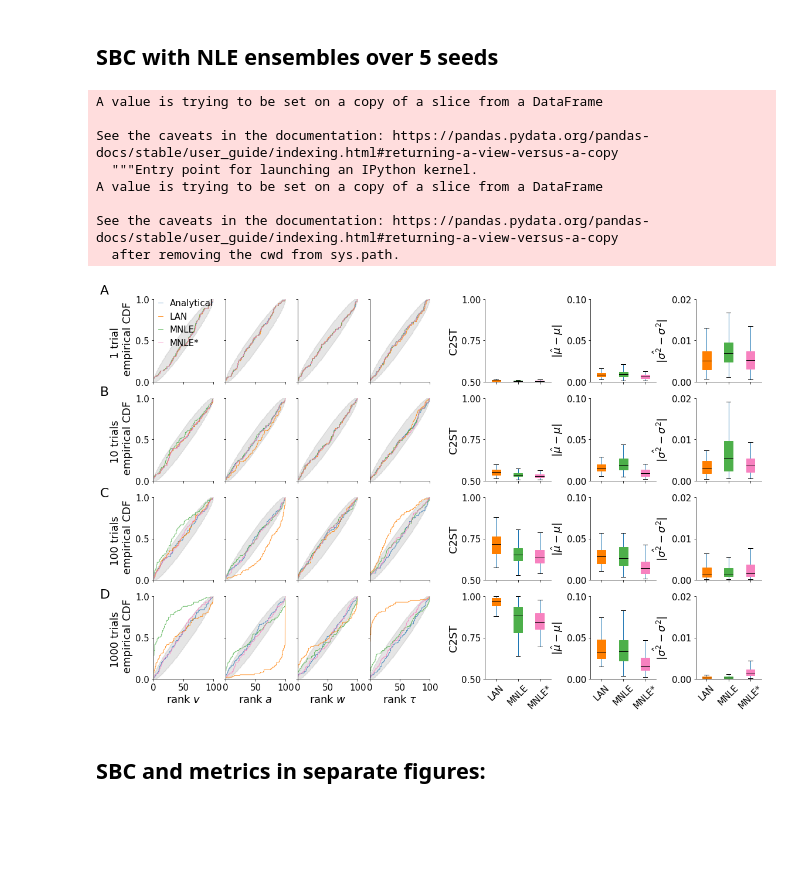
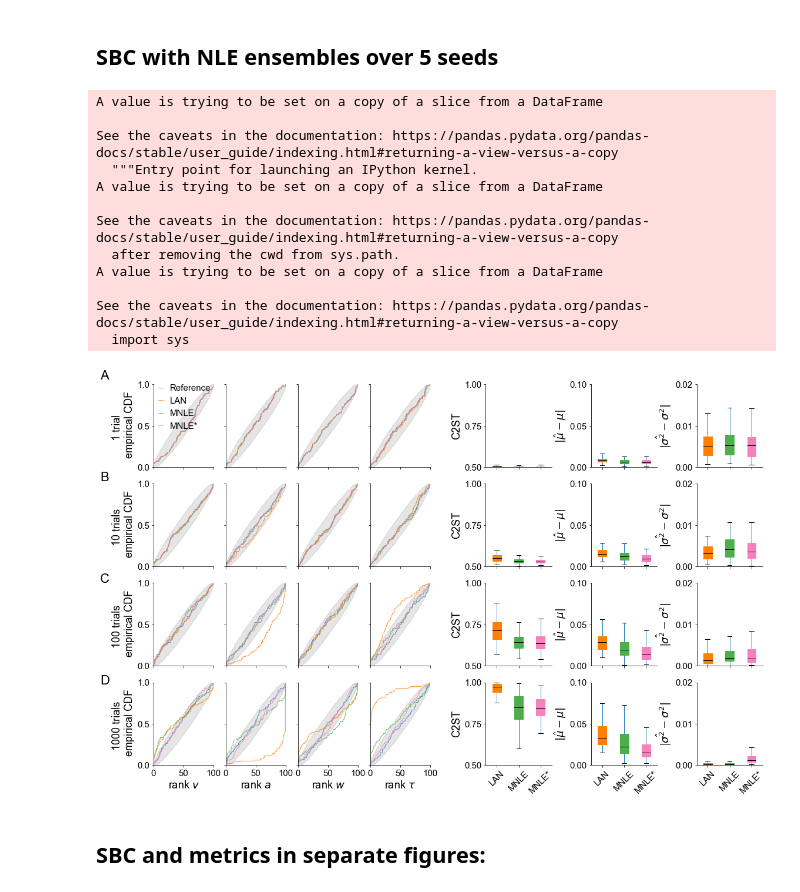
Before and after one commit to sbi-benchmark/sbibm, a Jupyter notebook: lan_nle_comparison/LAN-NLE-Figures.ipynb, the cells around one changed output. Drawn from its saved outputs; the diff is of its cells as text; code cells hidden in the pictures; blank space fills up the shorter version.

```diff
--- a/lan_nle_comparison/LAN-NLE-Figures.ipynb
+++ b/lan_nle_comparison/LAN-NLE-Figures.ipynb
@@ -1171,16 +1182,16 @@ varerr[:, :, 2] = np.mean(abs(nlee_samples.var(-2) - true_samples.var(-2)), -1)
 # %%
-from sbibm.metrics import c2st
-from joblib import Parallel, delayed
+# from sbibm.metrics import c2st
+# from joblib import Parallel, delayed
 
-num_workers = 24
+# num_workers = 24
 
-accs = np.zeros((4, N))
-for jj in range(4):
-    out = Parallel(n_jobs=num_workers)(
-        delayed(c2st)(torch.tensor(true_samples[jj, ii,]),
-                      torch.tensor(nlee_samples[jj, ii,])) for ii in range(N)
-    )
-    accs[jj,:] = torch.stack(out).numpy().reshape(-1)
+# accs = np.zeros((4, N))
+# for jj in range(4):
+#     out = Parallel(n_jobs=num_workers)(
+#         delayed(c2st)(torch.tensor(true_samples[jj, ii,]),
+#                       torch.tensor(nlee_samples[jj, ii,])) for ii in range(N)
+#     )
+#     accs[jj,:] = torch.stack(out).numpy().reshape(-1)
 # %%
 ## Post-hoc SBC based on posterior samples
 L = 10000 # number of posterior samples
@@ -1212,20 +1223,22 @@ corrs[:, 2] = np.array([np.corrcoef(nlee_samples[ii, :, :, ii].mean(1),
 df = pd.concat([
     compile_df("../../results/benchmarking_sbi/multirun/2021-10-22/21-43-48/"), # LAN 1, 10
     compile_df("../../results/benchmarking_sbi/multirun/2021-10-24/04-03-04/"), # LAN 100, 1000
-    compile_df("../../results/benchmarking_sbi/multirun/2021-10-27/19-12-02/"), # NLE all but 6. SEED 0
-    compile_df("../../results/benchmarking_sbi/multirun/2021-10-28/18-43-19/"), # NLE rest. SEED 0
+    compile_df("../../results/benchmarking_sbi/multirun/2021-10-29/00-40-46/"), # NLE 1, 10. SEED 4
+    compile_df("../../results/benchmarking_sbi/multirun/2021-10-25/11-01-18/"), # NLE 100, 1000. SEED 4
 ])
 
 dfens = pd.concat([
-    compile_df("../../results/benchmarking_sbi/multirun/2021-10-27/19-12-02/"), # NLE all but 6. SEED 0
-    compile_df("../../results/benchmarking_sbi/multirun/2021-10-28/18-43-19/"), # NLE rest. SEED 0
+    compile_df("../../results/benchmarking_sbi/multirun/2021-10-29/00-40-46/"), # NLE 1, 10. SEED 4
+    compile_df("../../results/benchmarking_sbi/multirun/2021-10-25/11-01-18/"), # NLE 100, 1000. SEED 4
 ])
 # %%
 df.algorithm[df.algorithm=="LAN-KDE"] = "LAN"
 
 # pseudo duplicate NLE results to then put in ensemble metrics.
-df.algorithm[df.algorithm=="NLE"] = "MNLE*"
+df.algorithm[df.algorithm=="NLE"] = "MNLE*"  # the first df has the ensemble mnles
 df = df.append(dfens)
+# the second the mnle
+df.algorithm[df.algorithm=="NLE"] = "MNLE"
 
 df["num_trials"] = 1
 df.num_observation = df.num_observation.astype(int)
@@ -1243,6 +1256,10 @@ A value is trying to be set on a copy of a slice from a DataFrame
 
 See the caveats in the documentation: https://pandas.pydata.org/pandas-docs/stable/user_guide/indexing.html#returning-a-view-versus-a-copy
   after removing the cwd from sys.path.
+A value is trying to be set on a copy of a slice from a DataFrame
+
+See the caveats in the documentation: https://pandas.pydata.org/pandas-docs/stable/user_guide/indexing.html#returning-a-view-versus-a-copy
+  import sys
 # %%
 # Sort to match order in post-hoc metrics
 df = df.sort_values(by=["num_observation", "algorithm"])
@@ -1256,7 +1273,11 @@ df = df[~mask]
 
 # Put in post-hoc metrics
 df.loc[:, "MEANERR"] = meanerr.reshape(-1)
+df.loc[:, "ABSMEANERR"] = meanerrabs.reshape(-1)
 df.loc[:, "VARERR"] = varerr.reshape(-1)
+df.loc[:, "ABSVARERR"] = varerrabs.reshape(-1)
+df.loc[:, "DISP"] = dispersion.reshape(-1)
+
 df.C2ST.values.reshape(-1, 3)[:, -1] = accs.reshape(-1)
 # %%
 mpl.rcParams["legend.fontsize"] = 15
@@ -1265,7 +1286,7 @@ num_methods = 4
 box_widths = [0.4] * (num_methods - 1)
 notch = True
 showfliers = False
-labels = ["Analytical", "LAN", "MNLE", "MNLE*"]
+labels = ["Reference", "LAN", "MNLE", "MNLE*"]
 
 fig = plt.figure(figsize=(18, 12))
 outer_grid = fig.add_gridspec(1, 2, wspace=0.2, hspace=0.2, width_ratios=[.5, .5])
@@ -1328,7 +1349,7 @@ ylabels = ["C2ST", r"$|\hat{\mu} - \mu|$", r"|$\hat{\sigma^2} - \sigma^2|$"]
 for idx, num_trials in enumerate(num_trials_list):
     d = df[df.num_trials == num_trials]
 
-    bdict = d.boxplot(column=["C2ST", "MEANERR", "VARERR"],
+    bdict = d.boxplot(column=["C2ST", "ABSMEANERR", "ABSVARERR"],
                     ax=ax2[idx, :],
                     by=["algorithm"],
                     grid=False,
@@ -1350,34 +1371,34 @@ for idx, num_trials in enumerate(num_trials_list):
             plt.yticks(np.linspace(ticks[ii][0], ticks[ii][1], 3))
             plt.ylim(*ticks[ii])
         else:
             plt.yticks(np.linspace(ticks[ii][0], ticks[ii][1], 3 if idx < 3 else 3))
             plt.ylim(*ticks[ii])
 
         if idx == 3:
             plt.xticks([1, 2, 3], ["LAN", "MNLE", "MNLE*"], rotation=45)
     plt.suptitle("")
     ii = 0
     for row_key, (axi,row) in bdict.iteritems():
         ii += 1
         for i,box in enumerate(row['boxes']):
             box.set_color(colors[i+1])
 
 weight = "regular"
 fontsize = 22
 y1 = 0.91
 x1 = 0.03
 dx = 0.0
 dy = 0.2
 fig.text(x1, y1, "A", fontsize=fontsize, fontweight=weight)
 fig.text(x1, y1-2*dy, "C", fontsize=fontsize, fontweight=weight)
 fig.text(x1+dx, y1-dy, "B", fontsize=fontsize, fontweight=weight)
 fig.text(x1+dx, y1-3*dy, "D", fontsize=fontsize, fontweight=weight)
 # fig.text(x1, y1-0.53, "C", fontsize=fontsize, fontweight=weight)
 
 plt.tight_layout();
 fig.savefig("SBC-different-trials-absolute.png", dpi=300, bbox_inches="tight");
 # %% [output]
-[figure, old version]
+[figure, new version]
 # %% [markdown]
 ## SBC and metrics in separate figures:
 # %%
```
Also changed, not shown: parts of 16 cells of this notebook.
